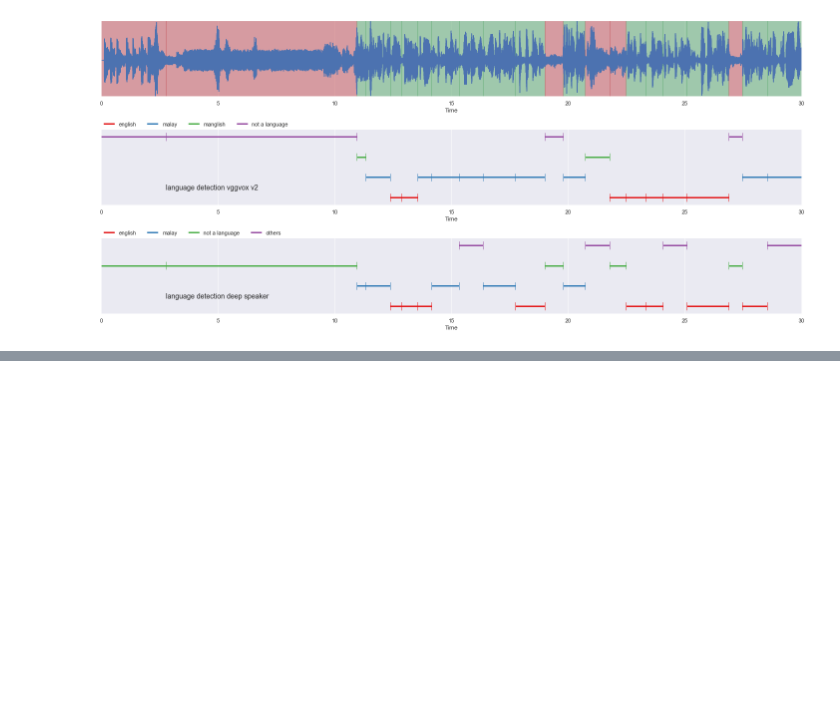
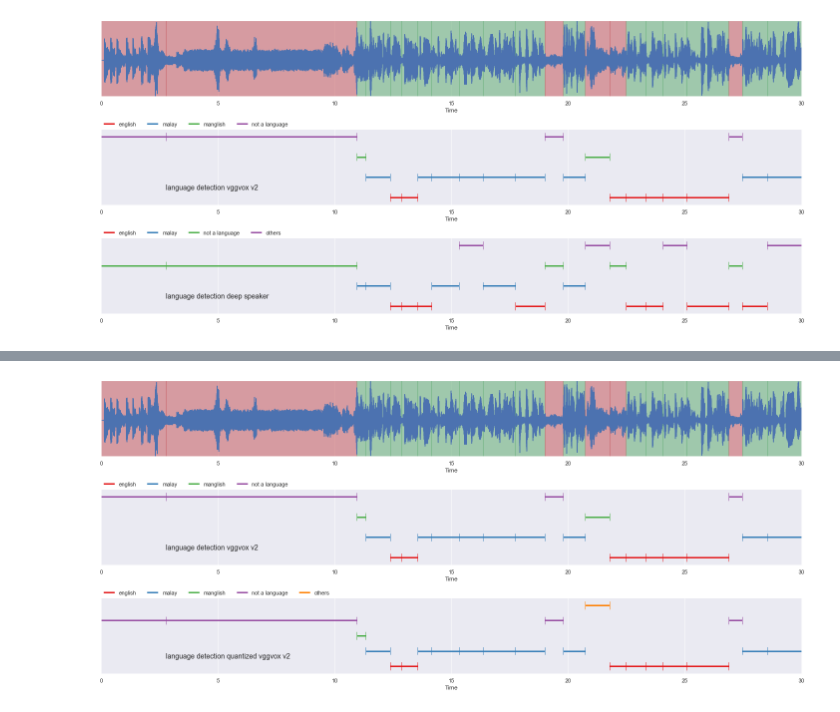
Before and after one commit to mesolitica/malaya-speech, a Jupyter notebook: docs/load-language-detection.ipynb, the cells around one changed output, grey strips where cells are left out. Cells and saved outputs as stored; diff of their text form; code cells hidden in the pictures; blank space fills up the shorter version.

```diff
--- a/docs/load-language-detection.ipynb
+++ b/docs/load-language-detection.ipynb
@@ -213,3 +222,10 @@ fig.tight_layout()
 plt.show()
 # %% [output]
 [figure]
+# %%
+p_quantized_vggvox_v2 = Pipeline()
+pipeline = (
+    p_quantized_vggvox_v2.foreach_map(quantized_vggvox_v2)
+    .flatten()
+)
+p_quantized_vggvox_v2.visualize()
@@ -215,0 +234,6 @@ plt.show()
+# %%
+%%time
+
+samples_vad = [g[0] for g in grouped_vad]
+result_quantized_vggvox_v2 = p_quantized_vggvox_v2.emit(samples_vad)
+result_quantized_vggvox_v2.keys()
@@ -215,0 +244,3 @@ plt.show()
+# %%
+samples_vad_quantized_vggvox_v2 = [(frame, result_quantized_vggvox_v2['flatten'][no]) for no, frame in enumerate(samples_vad)]
+samples_vad_quantized_vggvox_v2
@@ -215,0 +265,14 @@ plt.show()
+# %%
+nrows = 3
+fig, ax = plt.subplots(nrows = nrows, ncols = 1)
+fig.set_figwidth(20)
+fig.set_figheight(nrows * 3)
+malaya_speech.extra.visualization.visualize_vad(y, grouped_vad, sr, ax = ax[0])
+malaya_speech.extra.visualization.plot_classification(samples_vad_vggvox_v2,
+                                                      'language detection vggvox v2', ax = ax[1])
+malaya_speech.extra.visualization.plot_classification(samples_vad_quantized_vggvox_v2,
+                                                      'language detection quantized vggvox v2', ax = ax[2])
+fig.tight_layout()
+plt.show()
+# %% [output]
+[figure, added]
```
Also changed, not shown: parts of 12 cells of this notebook, 42 other files.
